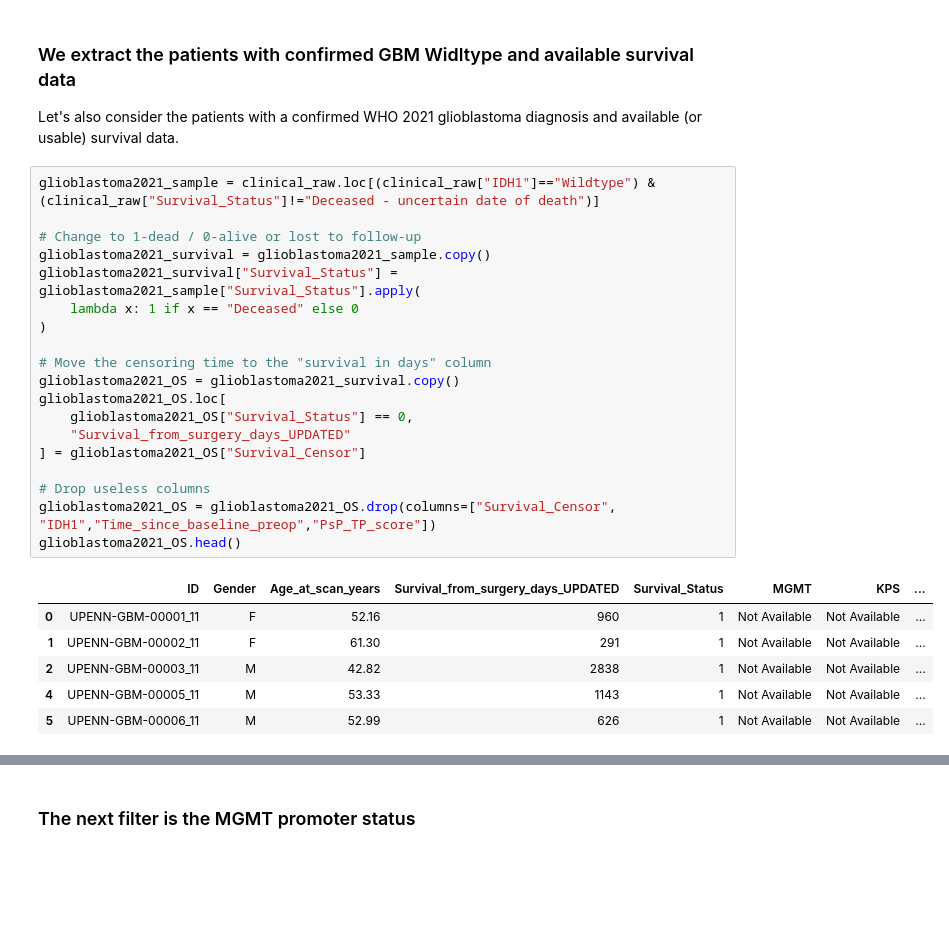
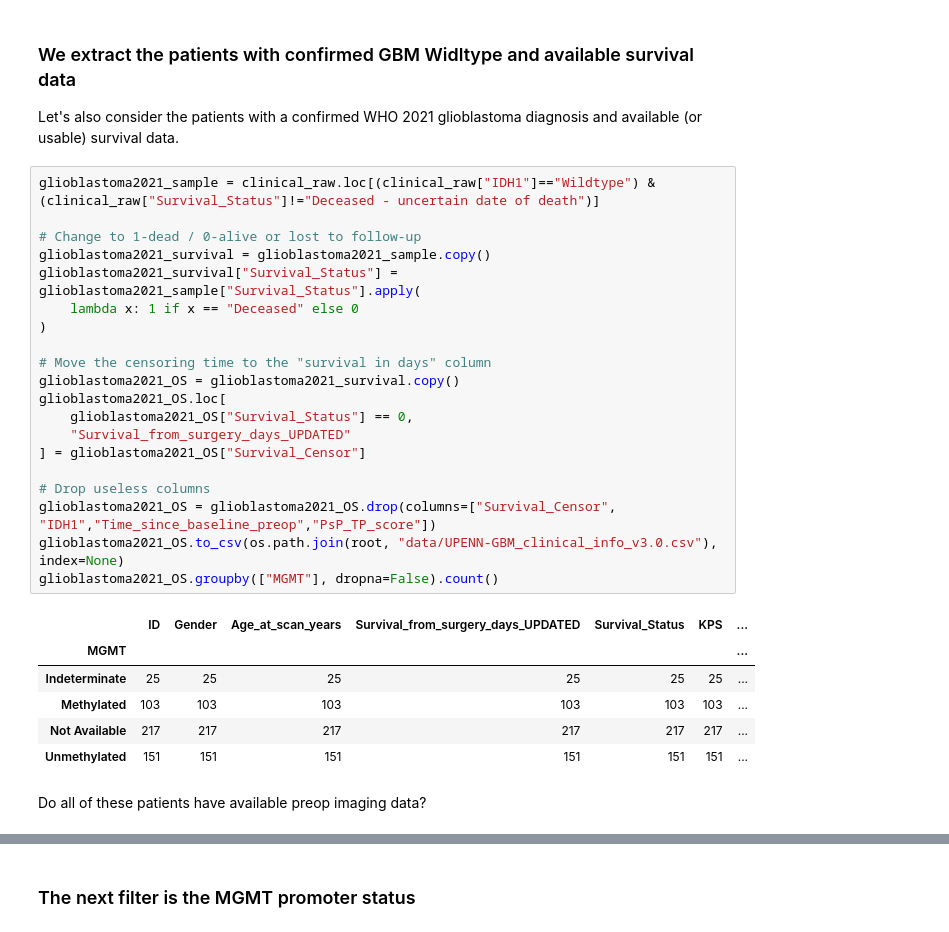
Before and after one commit to JoanSano/NormWM_4_Glioblastoma, a Jupyter notebook: UPENN-GBM/demographics__UPENN.ipynb, the cells around one changed output, grey strips where cells are left out. Drawn from its saved outputs; the diff is of its cells as text; blank space fills up the shorter version.

Commit message:
UPENN normalization and space handling

```diff
--- a/UPENN-GBM/demographics__UPENN.ipynb
+++ b/UPENN-GBM/demographics__UPENN.ipynb
@@ -195,26 +195,29 @@ Let's also consider the patients with a confirmed WHO 2021 glioblastoma diagnosi
 # %%
 glioblastoma2021_sample = clinical_raw.loc[(clinical_raw["IDH1"]=="Wildtype") & (clinical_raw["Survival_Status"]!="Deceased - uncertain date of death")]
 
 # Change to 1-dead / 0-alive or lost to follow-up
 glioblastoma2021_survival = glioblastoma2021_sample.copy()
 glioblastoma2021_survival["Survival_Status"] = glioblastoma2021_sample["Survival_Status"].apply(
     lambda x: 1 if x == "Deceased" else 0
 )
 
 # Move the censoring time to the "survival in days" column
 glioblastoma2021_OS = glioblastoma2021_survival.copy()
 glioblastoma2021_OS.loc[
     glioblastoma2021_OS["Survival_Status"] == 0,
     "Survival_from_surgery_days_UPDATED"
 ] = glioblastoma2021_OS["Survival_Censor"]
 
 # Drop useless columns
 glioblastoma2021_OS = glioblastoma2021_OS.drop(columns=["Survival_Censor", "IDH1","Time_since_baseline_preop","PsP_TP_score"])
-glioblastoma2021_OS.head()
+glioblastoma2021_OS.to_csv(os.path.join(root, "data/UPENN-GBM_clinical_info_v3.0.csv"), index=None)
+glioblastoma2021_OS.groupby(["MGMT"], dropna=False).count()
 # %% [output]
-|  | ID | Gender | Age_at_scan_years | Survival_from_surgery_days_UPDATED | Survival_Status | MGMT | KPS | ... |
-| 0 | UPENN-GBM-00001_11 | F | 52.16 | 960 | 1 | Not Available | Not Available | ... |
-| 1 | UPENN-GBM-00002_11 | F | 61.30 | 291 | 1 | Not Available | Not Available | ... |
-| 2 | UPENN-GBM-00003_11 | M | 42.82 | 2838 | 1 | Not Available | Not Available | ... |
-| 4 | UPENN-GBM-00005_11 | M | 53.33 | 1143 | 1 | Not Available | Not Available | ... |
-| 5 | UPENN-GBM-00006_11 | M | 52.99 | 626 | 1 | Not Available | Not Available | ... |
+|  | ID | Gender | Age_at_scan_years | Survival_from_surgery_days_UPDATED | Survival_Status | KPS | ... |
+| MGMT |  |  |  |  |  |  | ... |
+| Indeterminate | 25 | 25 | 25 | 25 | 25 | 25 | ... |
+| Methylated | 103 | 103 | 103 | 103 | 103 | 103 | ... |
+| Not Available | 217 | 217 | 217 | 217 | 217 | 217 | ... |
+| Unmethylated | 151 | 151 | 151 | 151 | 151 | 151 | ... |
+# %% [markdown]
+Do all of these patients have available preop imaging data?
```
Also changed, not shown: parts of 4 cells of this notebook, 2 other files.
